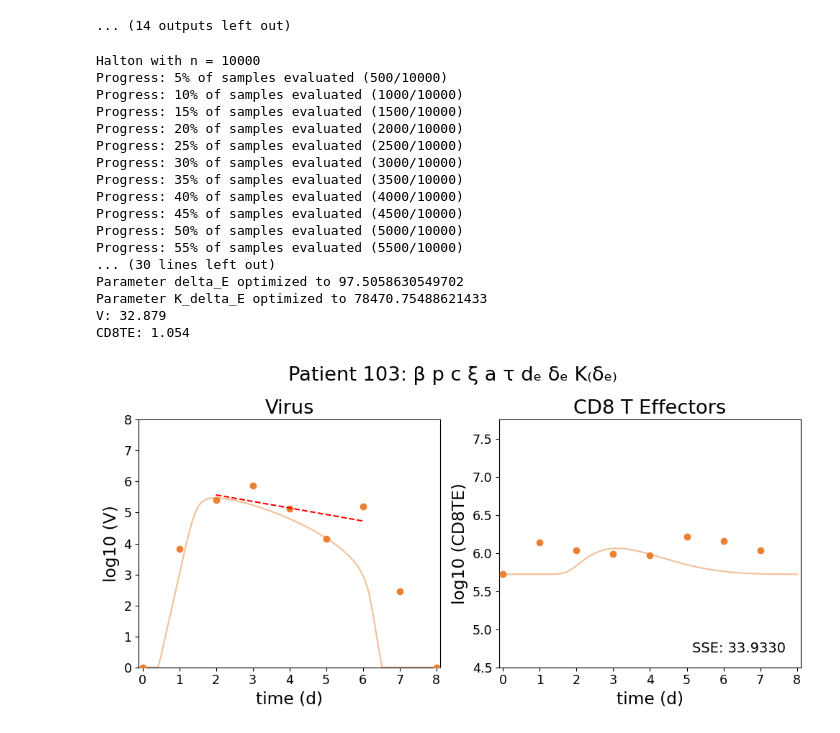
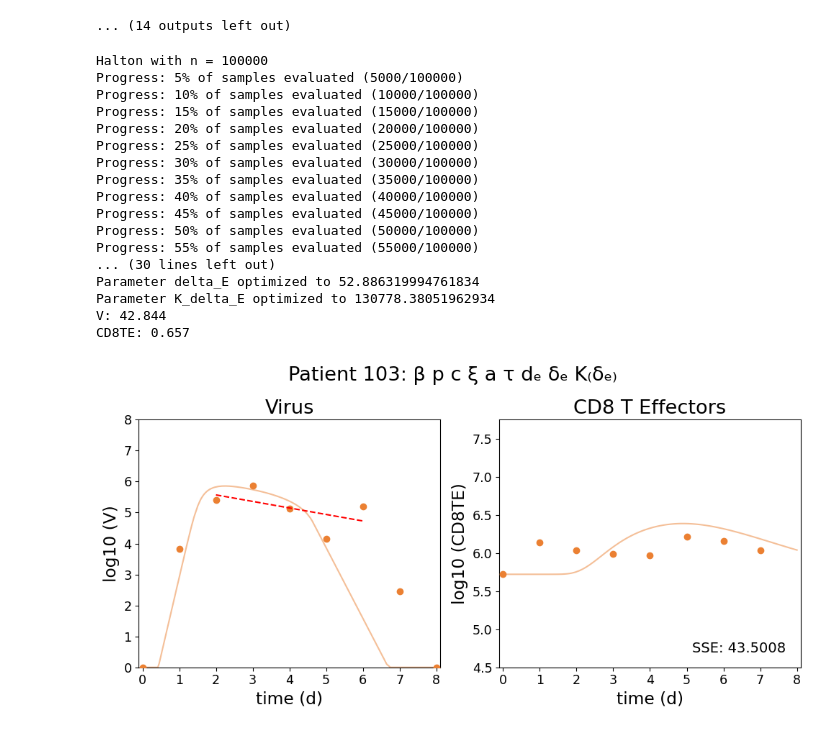
Before and after one commit to DoctorGoose/VirtualPatient, a Jupyter notebook: python/Patients.ipynb, the cells around one changed output. Saved outputs shown, nothing was run; the diff lists cells and outputs as text; code cells hidden in the pictures.

```diff
--- a/python/Patients.ipynb
+++ b/python/Patients.ipynb
@@ -1452,54 +1627,54 @@ parameters = Parameters(
     tau=Parameter(name='tau', val=1.38, l_lim=0.1, u_lim=5, method='fit', space='normal'), # MP 1.38
     d_E=Parameter(name='d_E', val=1.25, l_lim=0.1, u_lim=10, method='fit', space='normal'), # MP 1.25
     delta_E=Parameter(name='delta_E', val=8.939, l_lim=1, u_lim=100, method='fit', space='normal'), # MP 8.939
-    K_delta_E=Parameter(name='K_delta_E', val=1.3E4, l_lim=1E3, u_lim=1E5, method='fit', space='log10'), # MP 13019
+    K_delta_E=Parameter(name='K_delta_E', val=1.3E4, l_lim=5E2, u_lim=5E5, method='fit', space='log10'), # MP 13019
 )
 
 # Import data
 df = pd.read_excel("../Data/References/Elective/Rahil_2020/Table8_Healed.xlsx", usecols=list(range(0, 143)))
 df = df[['VOLUNTEER', 'DAY', 'V', 'IFNY', 'CD8TE']]
 df_Rahil = df.loc[df['DAY'] < 9]
 
 # Run
 method='halton'
 patients = Patients(ids=ids, df=df_Rahil, t_span=t_span, parameters=parameters, states=states, parameter_file='LCT.xlsx', MP=False)
-results = patients.optimize_parameters(method=method, opt_target=id, iter=10000, verbose=True, path='Patient_Ts')
+results = patients.optimize_parameters(method=method, opt_target=id, iter=100000, verbose=True, path='Viral_Ts')
 for result, patient in results:
     print(f"Results for Patient {patient.id}:")
     print(result)
     fit_parameters = {name: param for name, param in patient.parameters._parameters.items() if param.method == 'fit'}
     for param_name, param in fit_parameters.items():
         print(f"Parameter {param_name} optimized to {param.val}")
 
     for idx, state in enumerate(patient.states):
         state_label = state['label']
         if state.get('sse', True) or state_label in ['CD8TE', 'V']:
             print(f"{state_label}: {patient.sse_statewise[idx]:.3f}")
 subplot_configuration = [
     #{'title': 'Target Cells', 'data_key': None, '2nd_data_key': None, 'sol_key': 0, '2nd_sol_key': None, 'data_scale': None, 'ylims': [1, 5E8]},
     #{'title': 'Eclipse Cells', 'data_key': None, 'sol_key': 1, 'data_scale': None, 'ylims': [1, 5E8]},
     #{'title': 'Infected Cells', 'data_key': None, '2nd_data_key': None, 'sol_key': 2, '2nd_sol_key': None, 'data_scale': None, 'ylims': [1, 5E8]},
     {'title': 'Virus', 'data_key': 'V', '2nd_data_key': None, 'sol_key': 3, '2nd_sol_key': None, 'data_scale': None, 'ylims': [0,8]},
     {'title': 'CD8 T Effectors', 'data_key': 'CD8TE', '2nd_data_key': 'CD8TE', 'sol_key': 4, '2nd_sol_key': None, 'data_scale': None, 'ylims': [4.5,7.75]}, #[3E4,3E7]
     #{'title': 'CD8T Lung Cells', 'data_key': None, '2nd_data_key': None, 'sol_key': 5, '2nd_sol_key': None, 'data_scale': None, 'ylims': None},
 ]
 plot(results, subplot_configuration, title=None,group=False, save=True)
 # %% [output]
-Halton with n = 10000
-Progress: 5% of samples evaluated (500/10000)
-Progress: 10% of samples evaluated (1000/10000)
-Progress: 15% of samples evaluated (1500/10000)
-Progress: 20% of samples evaluated (2000/10000)
-Progress: 25% of samples evaluated (2500/10000)
-Progress: 30% of samples evaluated (3000/10000)
-Progress: 35% of samples evaluated (3500/10000)
-Progress: 40% of samples evaluated (4000/10000)
-Progress: 45% of samples evaluated (4500/10000)
-Progress: 50% of samples evaluated (5000/10000)
-Progress: 55% of samples evaluated (5500/10000)
+Halton with n = 100000
+Progress: 5% of samples evaluated (5000/100000)
+Progress: 10% of samples evaluated (10000/100000)
+Progress: 15% of samples evaluated (15000/100000)
+Progress: 20% of samples evaluated (20000/100000)
+Progress: 25% of samples evaluated (25000/100000)
+Progress: 30% of samples evaluated (30000/100000)
+Progress: 35% of samples evaluated (35000/100000)
+Progress: 40% of samples evaluated (40000/100000)
+Progress: 45% of samples evaluated (45000/100000)
+Progress: 50% of samples evaluated (50000/100000)
+Progress: 55% of samples evaluated (55000/100000)
 ... (30 lines left out)
-Parameter delta_E optimized to 97.5058630549702
-Parameter K_delta_E optimized to 78470.75488621433
-V: 32.879
-CD8TE: 1.054
+Parameter delta_E optimized to 52.886319994761834
+Parameter K_delta_E optimized to 130778.38051962934
+V: 42.844
+CD8TE: 0.657
-[figure, old version]
+[figure, new version]
```
Also changed, not shown: parts of 16 cells of this notebook, 19 other files.
